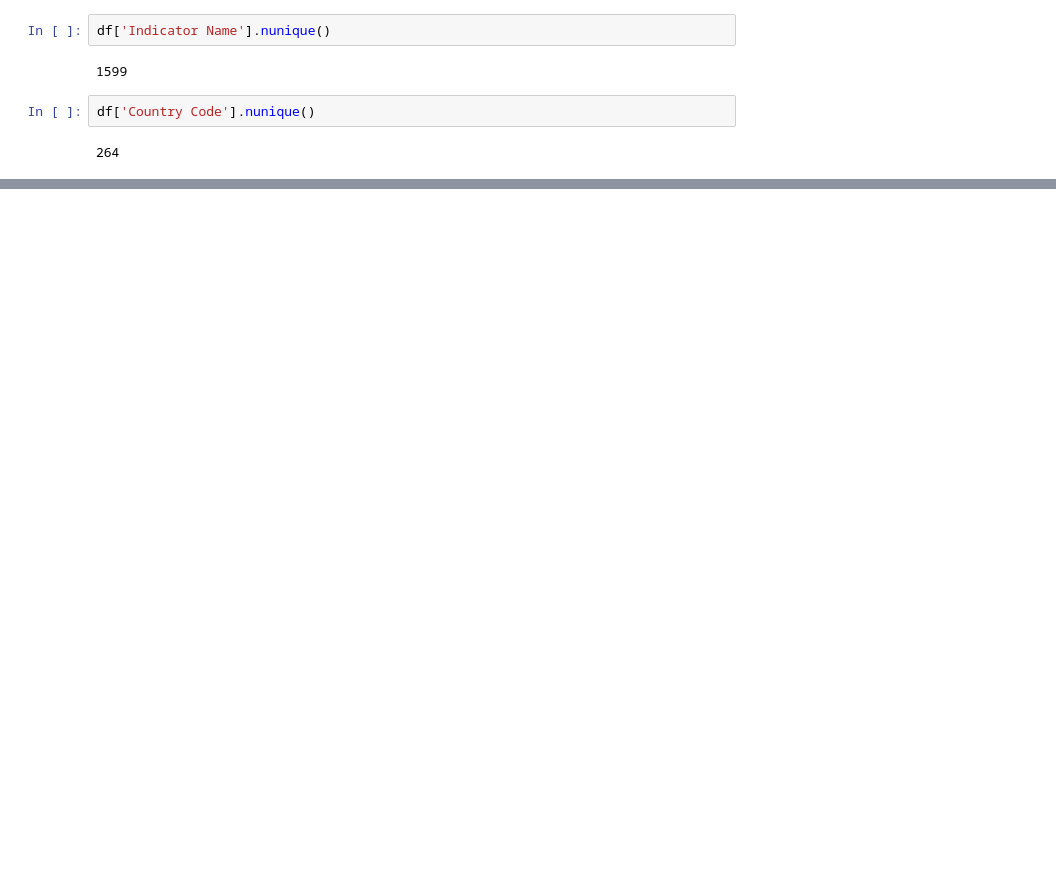
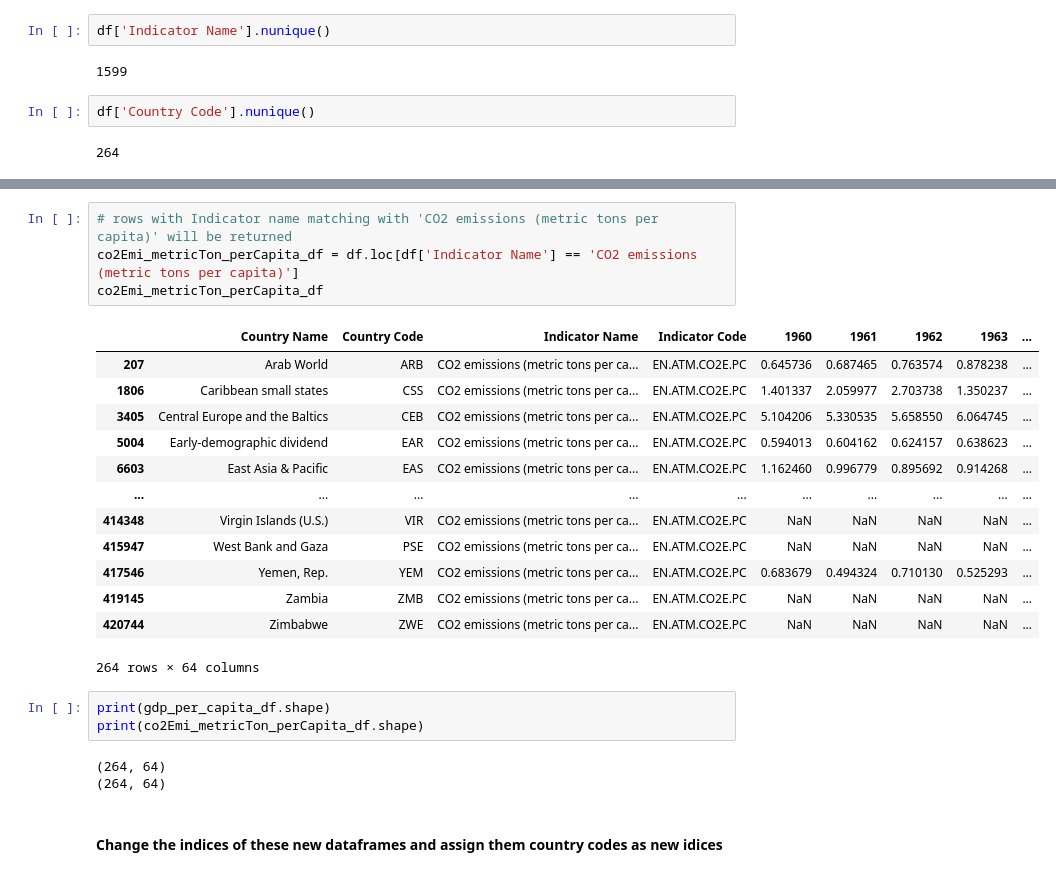
Before and after one commit to Animesh-Chourey/Time-Benders, a Jupyter notebook: 1. World Bank Development Estimates/Untitled0.ipynb, the cells around one changed output, grey strips where cells are left out. Saved outputs shown, nothing was run; the diff lists cells and outputs as text; blank space fills up the shorter version.

```diff
--- a/1. World Bank Development Estimates/Untitled0.ipynb
+++ b/1. World Bank Development Estimates/Untitled0.ipynb
@@ -104,0 +139,26 @@ indicator_1 = df["Indicator Name"].unique()[489]
+# %%
+# rows with Indicator name matching with 'CO2 emissions (metric tons per capita)' will be returned
+co2Emi_metricTon_perCapita_df = df.loc[df['Indicator Name'] == 'CO2 emissions (metric tons per capita)']
+co2Emi_metricTon_perCapita_df
+# %% [output]
+|  | Country Name | Country Code | Indicator Name | Indicator Code | 1960 | 1961 | 1962 | 1963 | ... |
+| 207 | Arab World | ARB | CO2 emissions (metric tons per ca... | EN.ATM.CO2E.PC | 0.645736 | 0.687465 | 0.763574 | 0.878238 | ... |
+| 1806 | Caribbean small states | CSS | CO2 emissions (metric tons per ca... | EN.ATM.CO2E.PC | 1.401337 | 2.059977 | 2.703738 | 1.350237 | ... |
+| 3405 | Central Europe and the Baltics | CEB | CO2 emissions (metric tons per ca... | EN.ATM.CO2E.PC | 5.104206 | 5.330535 | 5.658550 | 6.064745 | ... |
+| 5004 | Early-demographic dividend | EAR | CO2 emissions (metric tons per ca... | EN.ATM.CO2E.PC | 0.594013 | 0.604162 | 0.624157 | 0.638623 | ... |
+| 6603 | East Asia & Pacific | EAS | CO2 emissions (metric tons per ca... | EN.ATM.CO2E.PC | 1.162460 | 0.996779 | 0.895692 | 0.914268 | ... |
+| ... | ... | ... | ... | ... | ... | ... | ... | ... | ... |
+| 414348 | Virgin Islands (U.S.) | VIR | CO2 emissions (metric tons per ca... | EN.ATM.CO2E.PC | NaN | NaN | NaN | NaN | ... |
+| 415947 | West Bank and Gaza | PSE | CO2 emissions (metric tons per ca... | EN.ATM.CO2E.PC | NaN | NaN | NaN | NaN | ... |
+| 417546 | Yemen, Rep. | YEM | CO2 emissions (metric tons per ca... | EN.ATM.CO2E.PC | 0.683679 | 0.494324 | 0.710130 | 0.525293 | ... |
+| 419145 | Zambia | ZMB | CO2 emissions (metric tons per ca... | EN.ATM.CO2E.PC | NaN | NaN | NaN | NaN | ... |
+| 420744 | Zimbabwe | ZWE | CO2 emissions (metric tons per ca... | EN.ATM.CO2E.PC | NaN | NaN | NaN | NaN | ... |
+264 rows × 64 columns
+# %%
+print(gdp_per_capita_df.shape)
+print(co2Emi_metricTon_perCapita_df.shape)
+# %% [output]
+(264, 64)
+(264, 64)
+# %% [markdown]
+#### Change the indices of these new dataframes and assign them country codes as new idices
```
Also changed, not shown: parts of 9 cells of this notebook.
